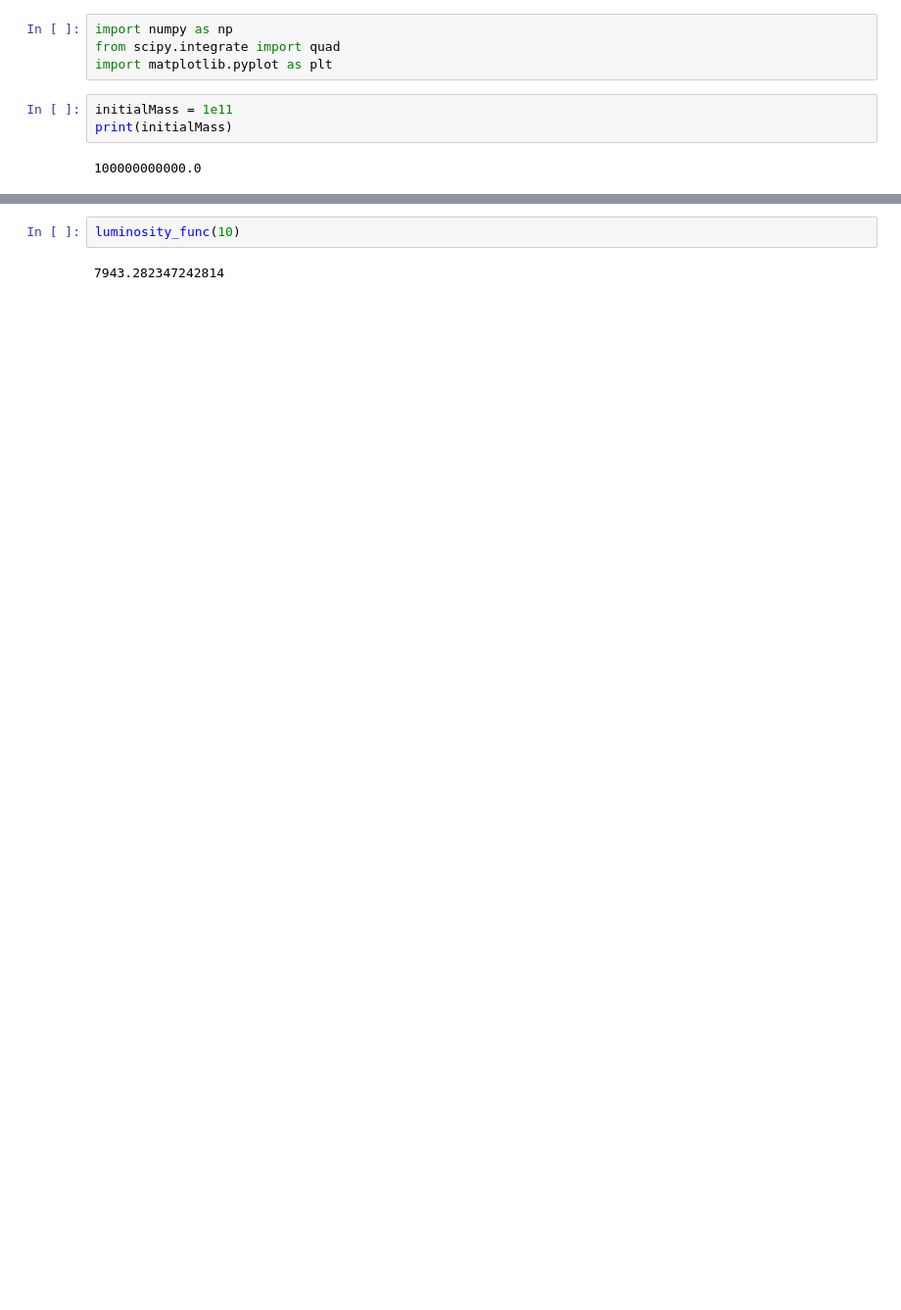
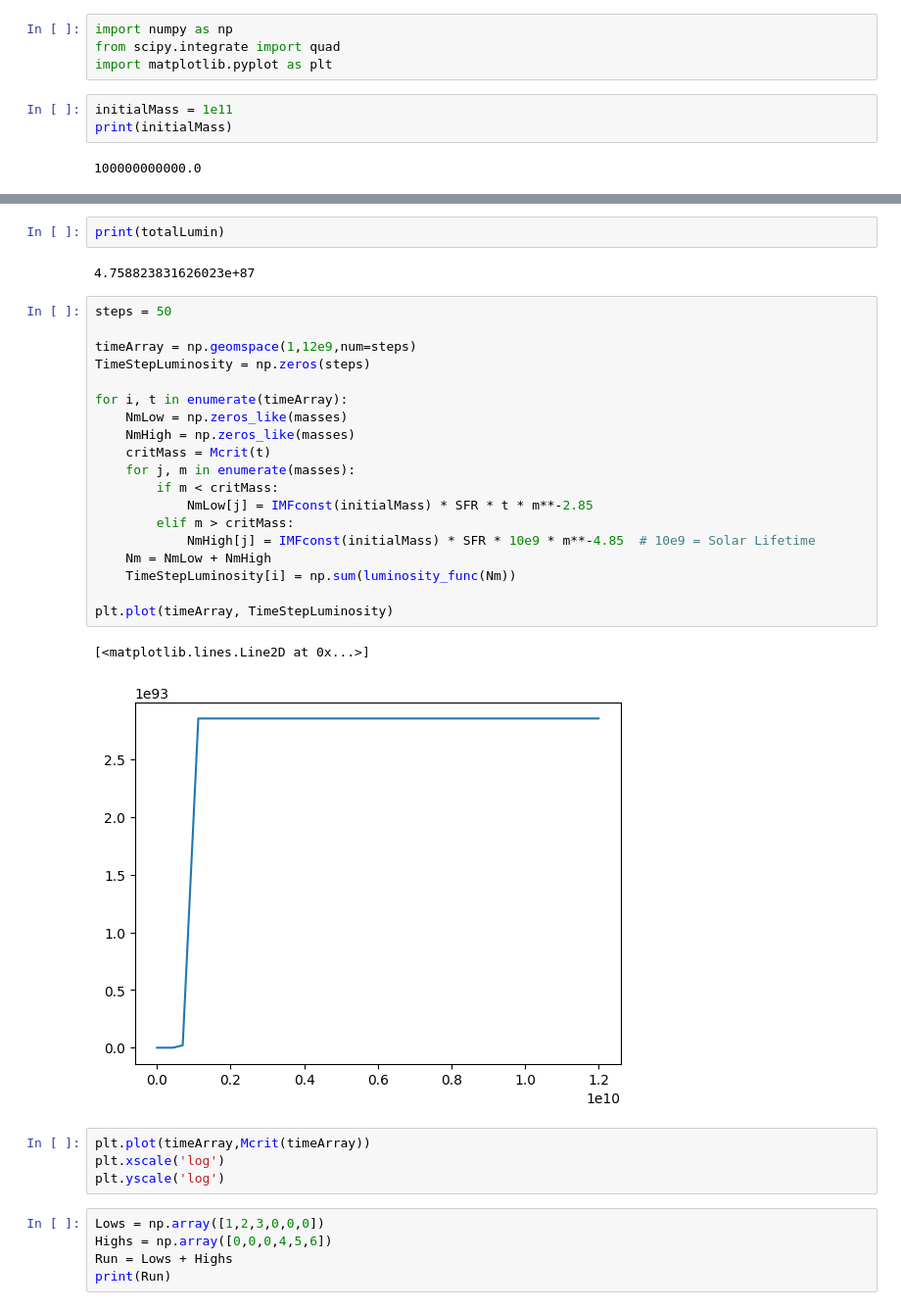
Before and after one commit to StephenJohnson-CardiffUni/Astro, a Jupyter notebook: GalaxiesAssignment.ipynb, the cells around one changed output, grey strips where cells are left out. Shown at 98% size. Saved outputs shown, nothing was run; the diff lists cells and outputs as text; blank space fills up the shorter version.

```diff
--- a/GalaxiesAssignment.ipynb
+++ b/GalaxiesAssignment.ipynb
@@ -66,4 +72,35 @@ plt.yscale('log')
-# %%
-luminosity_func(10)
-# %% [output]
-7943.282347242814
+# %%
+print(totalLumin)
+# %% [output]
+4.758823831626023e+87
+# %%
+steps = 50
+
+timeArray = np.geomspace(1,12e9,num=steps)
+TimeStepLuminosity = np.zeros(steps)
+
+for i, t in enumerate(timeArray):
+    NmLow = np.zeros_like(masses)
+    NmHigh = np.zeros_like(masses)
+    critMass = Mcrit(t)
+    for j, m in enumerate(masses):
+        if m < critMass:
+            NmLow[j] = IMFconst(initialMass) * SFR * t * m**-2.85
+        elif m > critMass:
+            NmHigh[j] = IMFconst(initialMass) * SFR * 10e9 * m**-4.85  # 10e9 = Solar Lifetime
+    Nm = NmLow + NmHigh
+    TimeStepLuminosity[i] = np.sum(luminosity_func(Nm))
+
+plt.plot(timeArray, TimeStepLuminosity)
+# %% [output]
+[<matplotlib.lines.Line2D at 0x...>]
+[figure, added]
+# %%
+plt.plot(timeArray,Mcrit(timeArray))
+plt.xscale('log')
+plt.yscale('log')
+# %%
+Lows = np.array([1,2,3,0,0,0])
+Highs = np.array([0,0,0,4,5,6])
+Run = Lows + Highs
+print(Run)
```
Also changed, not shown: parts of 2 cells of this notebook.
